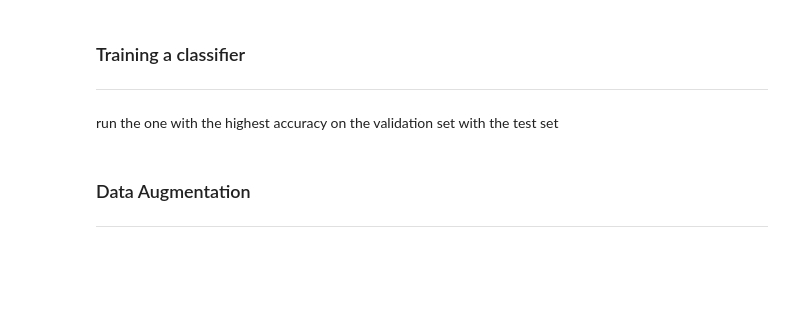
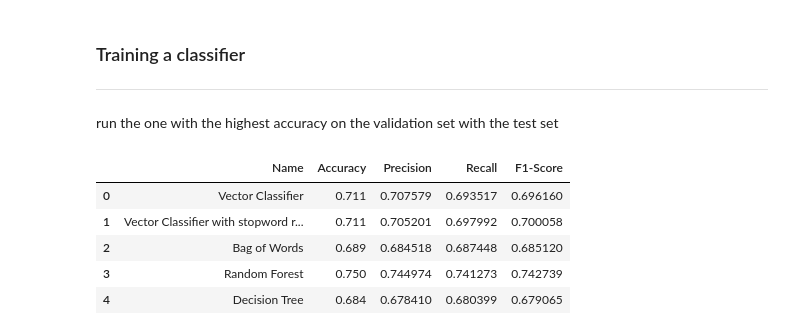
Before and after one commit to ITU-Bumblebees/fypgroup02_project3, a Jupyter notebook: notebooks/final.ipynb, the cells around one changed output. Cells and saved outputs as stored; diff of their text form; code cells hidden in the pictures; blank space fills up the shorter version.

```diff
--- a/notebooks/final.ipynb
+++ b/notebooks/final.ipynb
@@ -325,7 +353,3 @@ After talking to each other, we realized that we interpreted tweets differently
 ***
 
 run the one with the highest accuracy on the validation set with the test set
-# %% [markdown]
-### Data Augmentation
-
-***
@@ -331,0 +359,30 @@ run the one with the highest accuracy on the validation set with the test set
+# %%
+vecs_clf = NoStopVectorClassifier(Config.hate_train_text_path, Config.hate_train_labels_path)
+vecs_f1, vecs_acc, vecs_prec, vecs_rec = vecs_clf.getClassifierAccuracy(Config.hate_val_text_path, Config.hate_val_labels_path)
+# %%
+bow_clf = BagOfWordsClassifier(Config.hate_train_text_path, Config.hate_train_labels_path)
+bow_f1, bow_acc, bow_prec, bow_rec = bow_clf.getClassifierAccuracy(Config.hate_val_text_path, Config.hate_val_labels_path)
+# %%
+rf_clf = RandomForest(Config.hate_train_text_path, Config.hate_train_labels_path)
+rf_f1, rf_acc, rf_prec, rf_rec = rf_clf.getClassifierAccuracy(Config.hate_val_text_path, Config.hate_val_labels_path)
+# %%
+dt_clf = DecisionTree(Config.hate_train_text_path, Config.hate_train_labels_path)
+dt_f1, dt_acc, dt_prec, dt_rec = dt_clf.getClassifierAccuracy(Config.hate_val_text_path, Config.hate_val_labels_path)
+# %%
+d = {
+    'Name': ['Vector Classifier', 'Vector Classifier with stopword removal', 'Bag of Words ', 'Random Forest', 'Decision Tree'],
+    'Accuracy': [vec_acc, vecs_acc, bow_acc, rf_acc, dt_acc],
+    'Precision' : [vec_prec, vecs_prec, bow_prec, rf_prec, dt_prec],
+    'Recall' : [vec_rec, vecs_rec, bow_rec, rf_rec, dt_rec],
+    'F1-Score' : [vec_f1, vecs_f1, bow_f1, rf_f1, dt_f1]
+}
+
+df = pd.DataFrame(data= d)
+df
+# %% [output]
+|  | Name | Accuracy | Precision | Recall | F1-Score |
+| 0 | Vector Classifier | 0.711 | 0.707579 | 0.693517 | 0.696160 |
+| 1 | Vector Classifier with stopword r... | 0.711 | 0.705201 | 0.697992 | 0.700058 |
+| 2 | Bag of Words | 0.689 | 0.684518 | 0.687448 | 0.685120 |
+| 3 | Random Forest | 0.750 | 0.744974 | 0.741273 | 0.742739 |
+| 4 | Decision Tree | 0.684 | 0.678410 | 0.680399 | 0.679065 |
```
Also changed, not shown: parts of 29 cells of this notebook, 17 other files.
